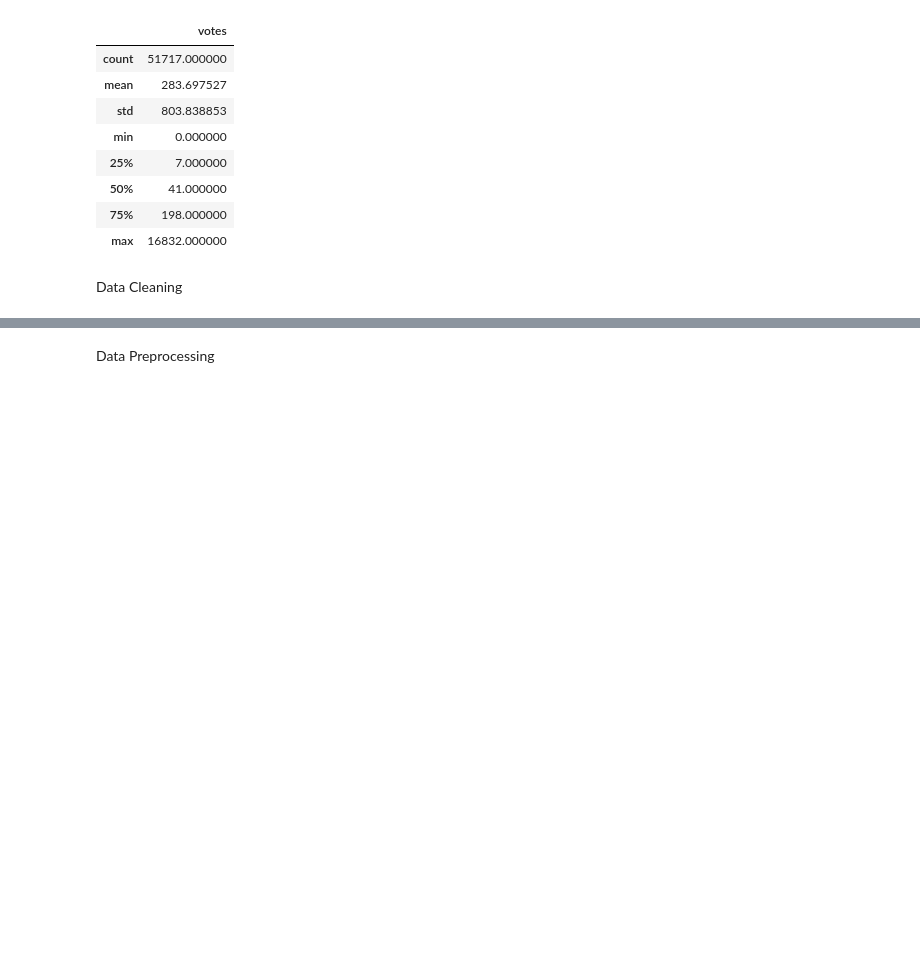
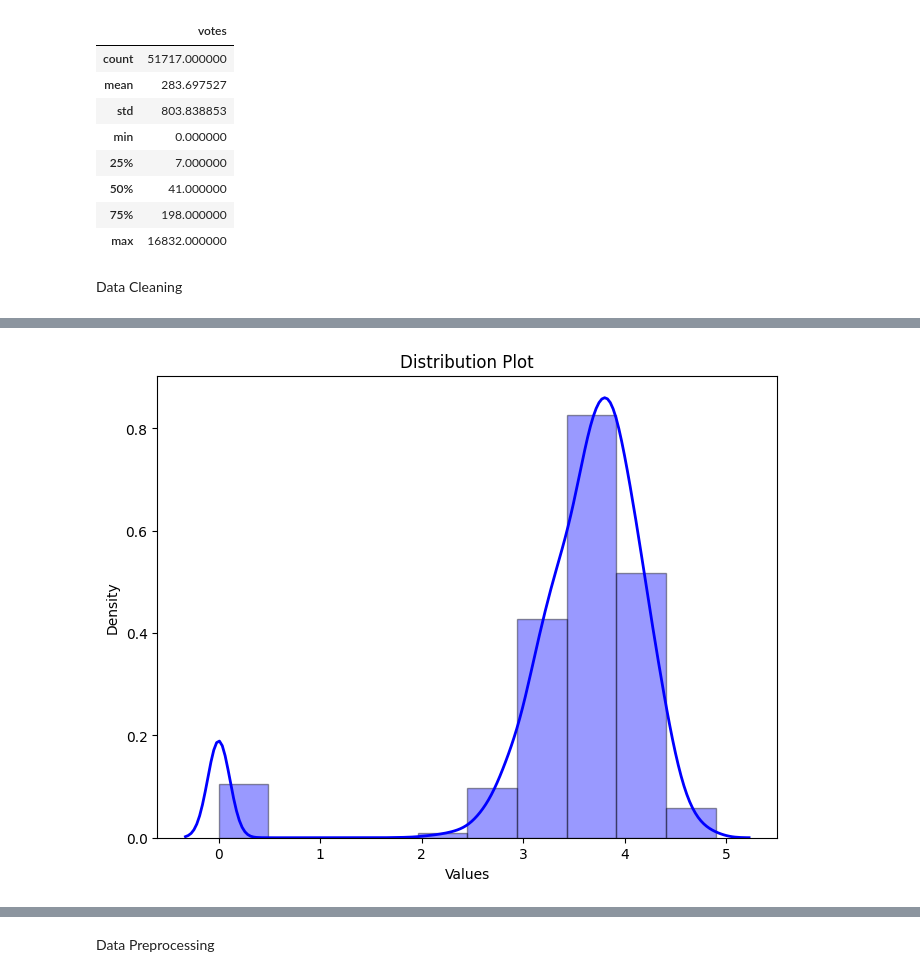
Before and after one commit to ups1610/internship_project_ineuron, a Jupyter notebook: notebooks/EDA.ipynb, the cells around one changed output, grey strips where cells are left out. Saved outputs shown, nothing was run; the diff lists cells and outputs as text; code cells hidden in the pictures; blank space fills up the shorter version.

```diff
--- a/notebooks/EDA.ipynb
+++ b/notebooks/EDA.ipynb
@@ -96,0 +107,3 @@ df.drop_duplicates(inplace=True)
+# %%
+# get item variteis per restaurant
+df['No_of_Varieties']=df['cuisines'].apply(lambda x:len(x.split(", ")))
@@ -96,0 +231,10 @@ df.drop_duplicates(inplace=True)
+# %%
+plt.figure(figsize=(8, 6))
+sns.distplot(df['Rating'], hist=True, kde=True, bins=10, color='blue',
+             hist_kws={'edgecolor': 'black'}, kde_kws={'linewidth': 2})
+plt.title('Distribution Plot')
+plt.xlabel('Values')
+plt.ylabel('Density')
+plt.show()
+# %% [output]
+[figure, added]
```
Also changed, not shown: parts of 23 cells of this notebook.
